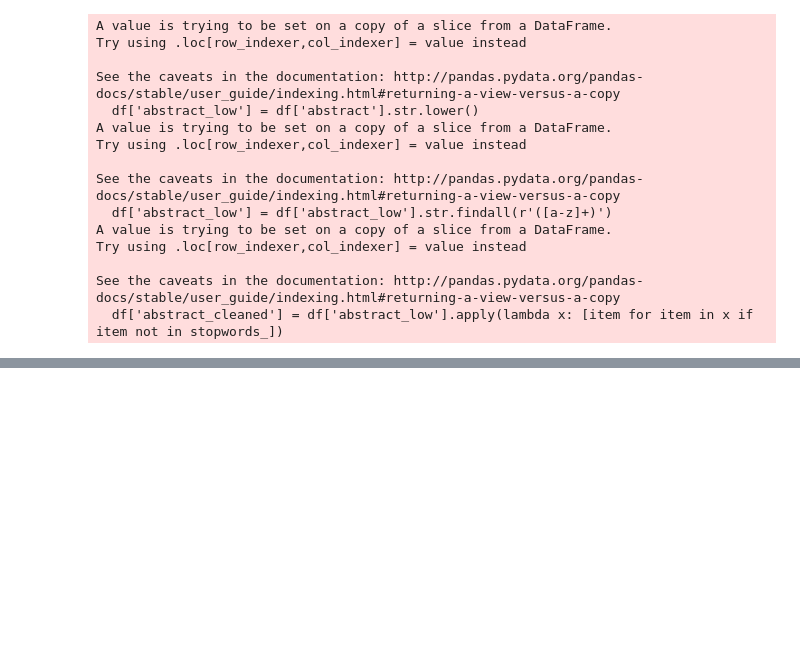
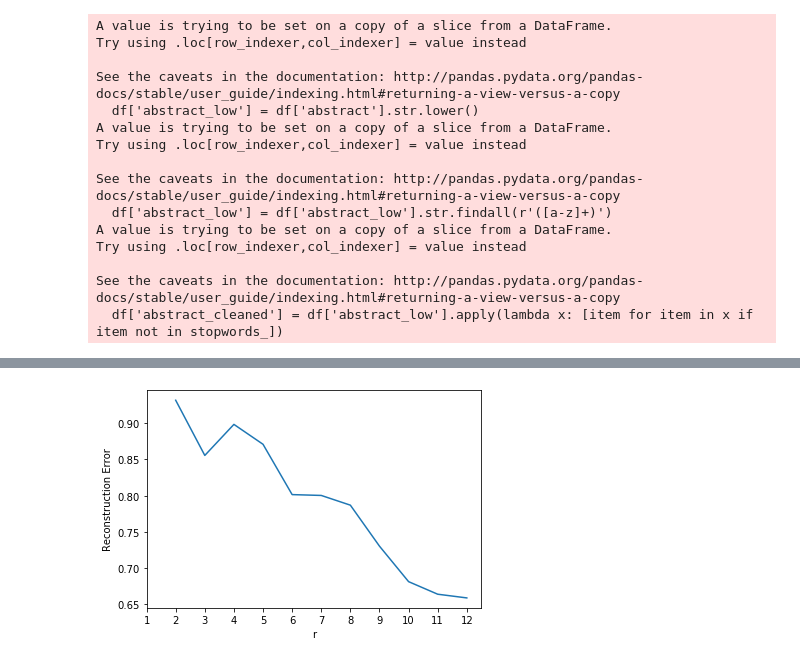
Before and after one commit to LawrenceGlenn/Exploration_of_Patent_Data, a Jupyter notebook: Untitled.ipynb, the cells around one changed output, grey strips where cells are left out. Cells and saved outputs as stored; diff of their text form; code cells hidden in the pictures; blank space fills up the shorter version.

```diff
--- a/Untitled.ipynb
+++ b/Untitled.ipynb
@@ -354,0 +372,5 @@ df
+# %%
+fig,ax = plt.subplots()
+plot_nmf_tfidf(ax,tfidf_matrix, 12, 'jaccard')
+# %% [output]
+[figure, added]
```
Also changed, not shown: parts of 23 cells of this notebook, 1 other file.
